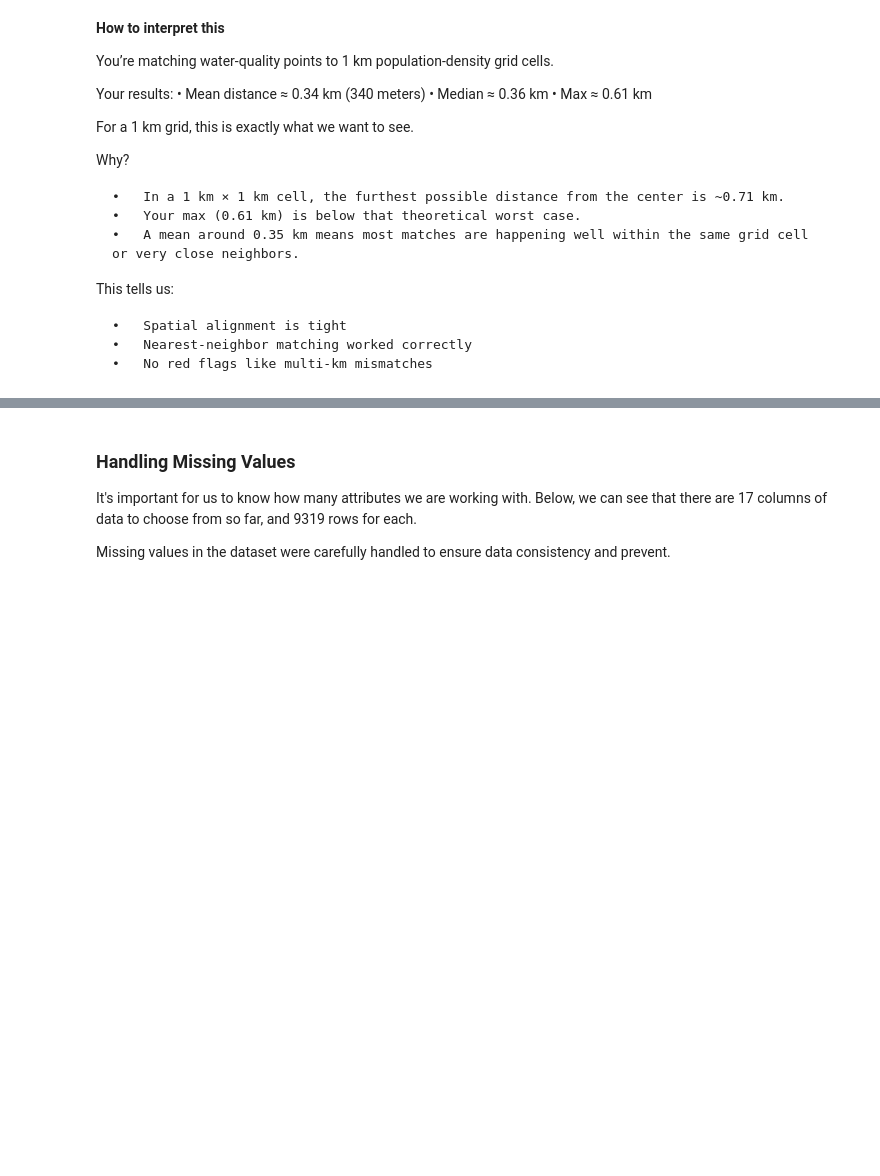
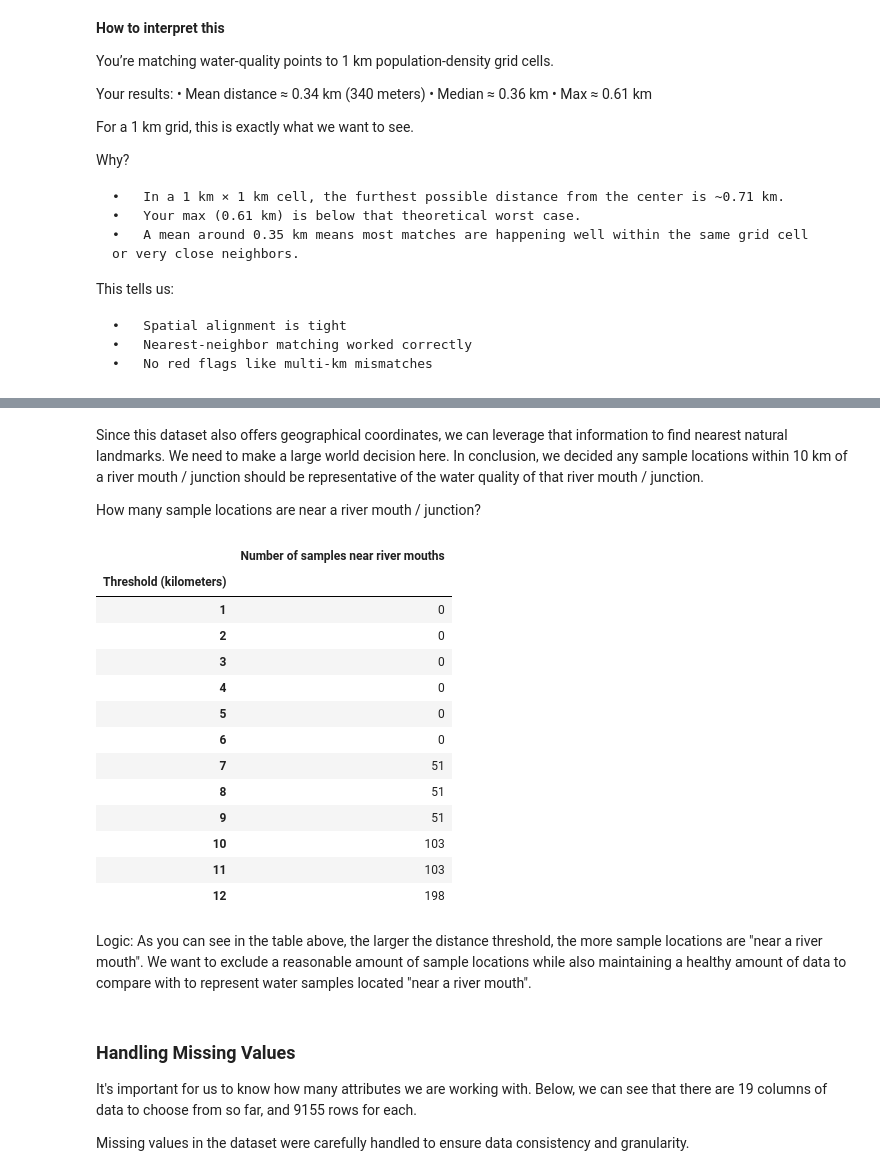
Before and after one commit to kylerod22/siads593-water-sustainability, a Jupyter notebook: 08-rjbest-sungmiki-kylerod-2026winter/src/SustainableWaterQualityNotebook.ipynb, the cells around one changed output, grey strips where cells are left out. Cells and saved outputs as stored; diff of their text form; code cells hidden in the pictures; blank space fills up the shorter version.

```diff
--- a/08-rjbest-sungmiki-kylerod-2026winter/src/SustainableWaterQualityNotebook.ipynb
+++ b/08-rjbest-sungmiki-kylerod-2026winter/src/SustainableWaterQualityNotebook.ipynb
@@ -539,0 +513,32 @@ wq_joined.to_csv('data/wq.csv')
+# %% [markdown]
+Since this dataset also offers geographical coordinates, we can leverage that information to find nearest natural landmarks. We need to make a large world decision here. In conclusion, we decided any sample locations within 10 km of a river mouth / junction should be representative of the water quality of that river mouth / junction.
+
+How many sample locations are near a river mouth / junction?
+# %%
+def river_mouth(THRESH_KM: int) -> pd.DataFrame:
+    '''
+    insert description
+    '''
+    THRESH_KM = THRESH_KM
+    EARTH_RADIUS_KM = 6371
+
+    # river mouth coordinates
+    mouth_coords = np.radians(
+        river_mouths[["latitude", "longitude"]].astype(float).dropna().to_numpy()
+    )
+
+    tree = BallTree(mouth_coords, metric="haversine")
+
+    # sampling point coordinates
+    sample_coords = np.radians(
+        wq_joined[["latitude", "longitude"]].to_numpy()
+    )
+
+    dist_rad, _ = tree.query(sample_coords, k=1)
+
+    # single binary flag (1 = river mouth, 0 = not)
+    wq_joined["river_mouth"] = (
+        dist_rad[:, 0] * EARTH_RADIUS_KM <= THRESH_KM
+    ).astype(int)
+
+    return wq_joined
@@ -540,8 +605,38 @@ wq_joined.to_csv('data/wq.csv')
+# %%
+
+thresh_dict = {}
+for i in range(12):
+    try:
+        thresh_dict[i+1] = river_mouth(i+1)["river_mouth"].value_counts()[1]
+    except:
+        thresh_dict[i+1] = 0
+
+
+listzipped = list(zip(thresh_dict.keys(), thresh_dict.values()))
+
+pd.DataFrame(listzipped, index=thresh_dict.keys(), columns=['Threshold (kilometers)', 'Number of samples near river mouths']).set_index('Threshold (kilometers)')
+# %% [output]
+|  | Number of samples near river mouths |
+| Threshold (kilometers) |  |
+| 1 | 0 |
+| 2 | 0 |
+| 3 | 0 |
+| 4 | 0 |
+| 5 | 0 |
+| 6 | 0 |
+| 7 | 51 |
+| 8 | 51 |
+| 9 | 51 |
+| 10 | 103 |
+| 11 | 103 |
+| 12 | 198 |
+# %% [markdown]
+Logic: As you can see in the table above, the larger the distance threshold, the more sample locations are "near a river mouth". We want to exclude a reasonable amount of sample locations while also maintaining a healthy amount of data to compare with to represent water samples located "near a river mouth".
 # %% [markdown]
 ### Handling Missing Values
 
-It's important for us to know how many attributes we are working with. Below, we can see that there are 17 columns of data to choose from so far, and 9319 rows for each.
+It's important for us to know how many attributes we are working with. Below, we can see that there are 19 columns of data to choose from so far, and 9155 rows for each.
 
-Missing values in the dataset were carefully handled to ensure data consistency and prevent.
+Missing values in the dataset were carefully handled to ensure data consistency and granularity.
 # %%
 # eloquently sort values while observing if there are any missing values
```
Also changed, not shown: parts of 43 cells of this notebook.
